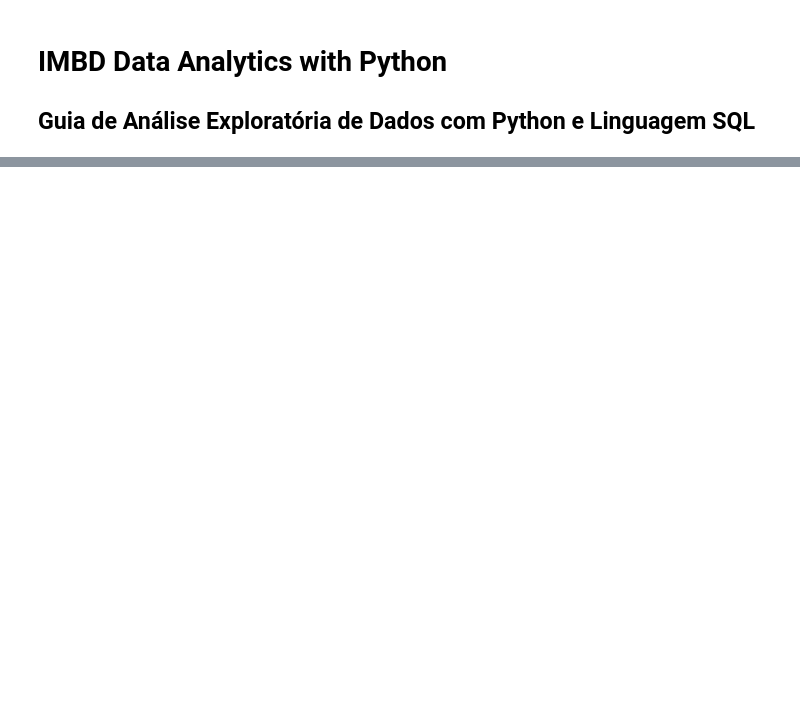
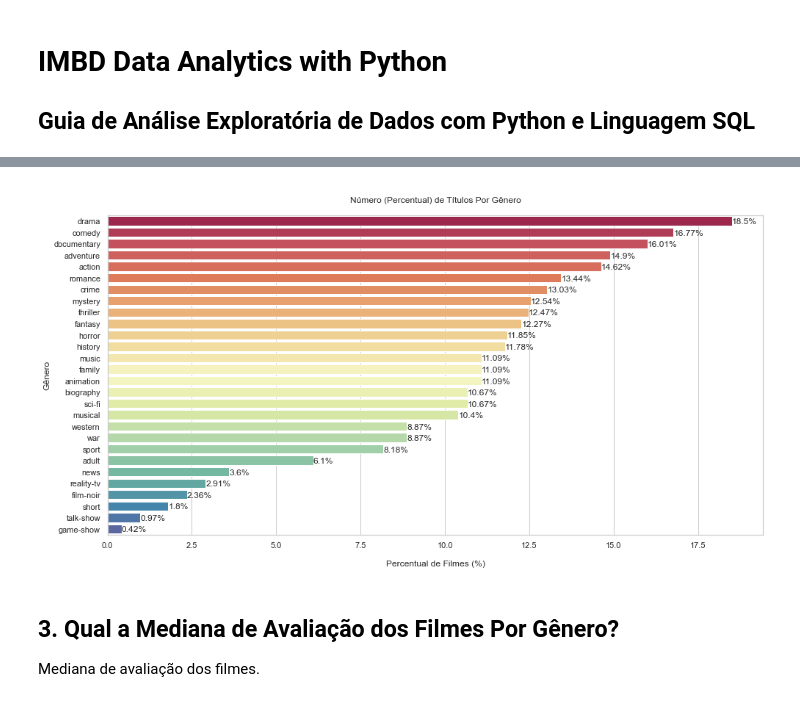
Before and after one commit to felipetac/imdb-data-analytics-python, a Jupyter notebook: imdb-data-analytics.ipynb, the cells around one changed output, grey strips where cells are left out. Saved outputs shown, nothing was run; the diff lists cells and outputs as text; code cells hidden in the pictures; blank space fills up the shorter version.

```diff
--- a/imdb-data-analytics.ipynb
+++ b/imdb-data-analytics.ipynb
@@ -42,0 +229,3 @@ Wall time: 26min 51s
+# %%
+# Remove valores NA (ausentes)
+temp = df2['genres'].dropna()
@@ -42,0 +268,3 @@ Wall time: 26min 51s
+# %%
+# Drop da coluna n
+generos = generos.drop(columns = 'n', axis = 0)
@@ -42,0 +292,4 @@ Wall time: 26min 51s
+# %%
+# Series de Total por genero
+sr = pd.Series(generos.sum()).sort_values(ascending = False)
+sr
@@ -42,0 +314,5 @@ Wall time: 26min 51s
+# %%
+# Calcula o percentual
+total_generos = generos.shape[0]
+generos_percentual = 100 * sr / total_generos
+generos_percentual
@@ -42,0 +337,22 @@ Wall time: 26min 51s
+# %%
+# Plot
+plt.figure(figsize = (16,8))
+sns.barplot(x = generos_percentual.values, y = generos_percentual.index, orient = "h", palette = "Spectral")
+plt.ylabel('Gênero')
+plt.xlabel("\nPercentual de Filmes (%)")
+plt.title('\nNúmero (Percentual) de Títulos Por Gênero\n')
+
+# Textos do gráfico
+for i in range(len(generos_percentual.index)):
+
+    plt.text(generos_percentual.values[i],
+             i + 0.25,
+             str(round(generos_percentual.values[i], 2)) + "%")
+
+plt.show()
+# %% [output]
+[figure, added]
+# %% [markdown]
+## 3. Qual a Mediana de Avaliação dos Filmes Por Gênero?
+
+Mediana de avaliação dos filmes.
```
Also changed, not shown: parts of 31 cells of this notebook, 1 other file.
